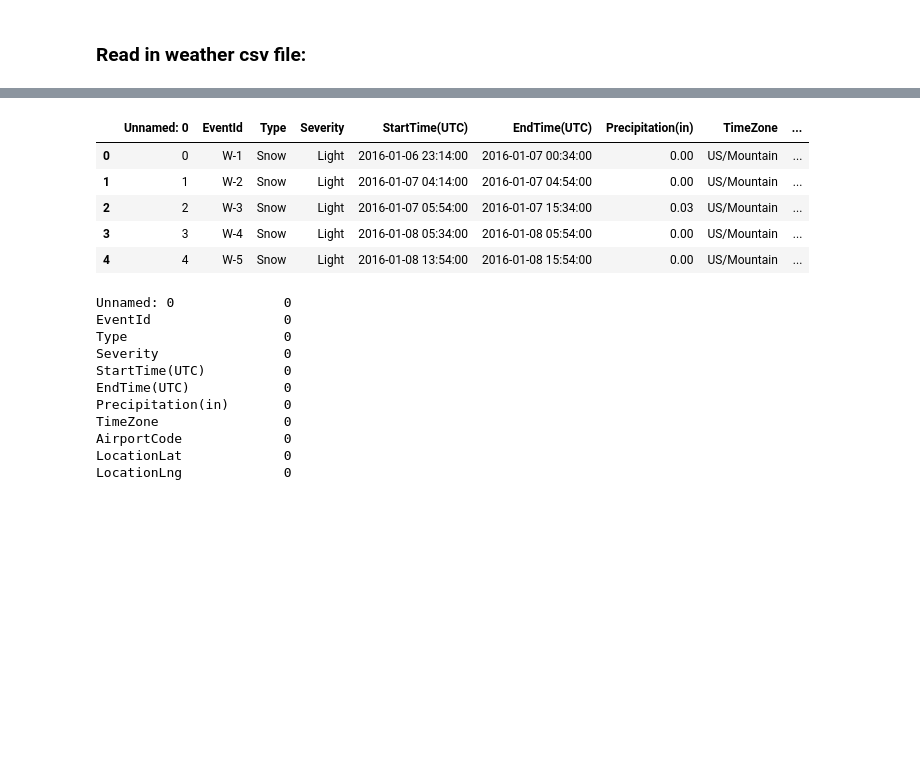
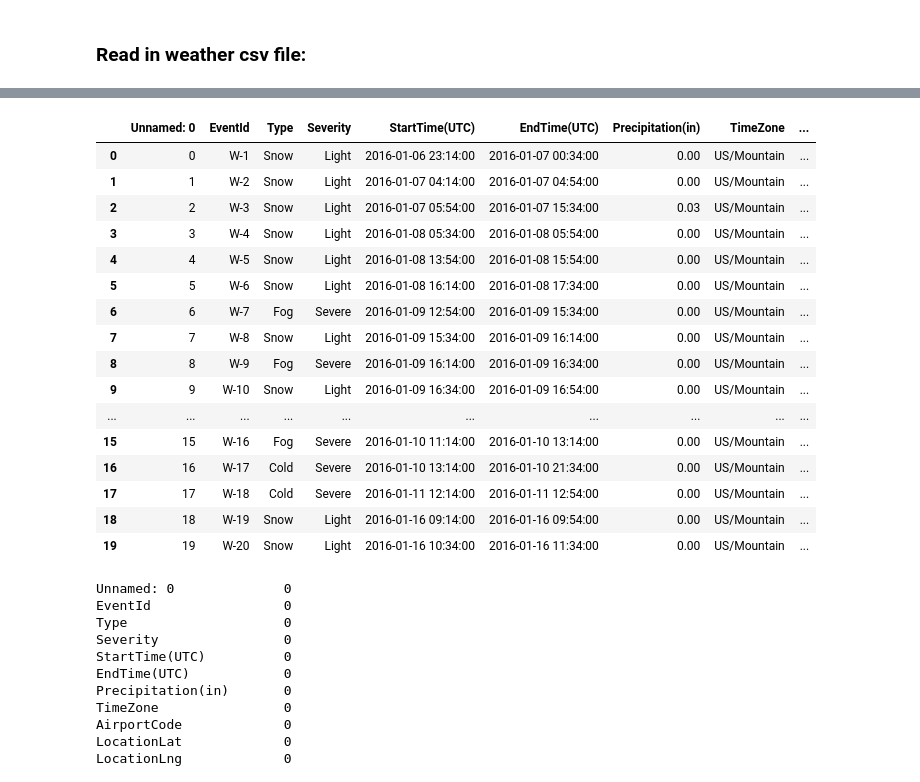
Before and after one commit to fausa/Flight-Analytics, a Jupyter notebook: code/Final_project_1.ipynb, the cells around one changed output, grey strips where cells are left out. Drawn from its saved outputs; the diff is of its cells as text; code cells hidden in the pictures; blank space fills up the shorter version.

```diff
--- a/code/Final_project_1.ipynb
+++ b/code/Final_project_1.ipynb
@@ -76,12 +140,23 @@ Weather_df.sample(5)
 # %%
-Weather_df.head()
+Weather_df.head(20)
 # %% [output]
 |  | Unnamed: 0 | EventId | Type | Severity | StartTime(UTC) | EndTime(UTC) | Precipitation(in) | TimeZone | ... |
 | 0 | 0 | W-1 | Snow | Light | 2016-01-06 23:14:00 | 2016-01-07 00:34:00 | 0.00 | US/Mountain | ... |
 | 1 | 1 | W-2 | Snow | Light | 2016-01-07 04:14:00 | 2016-01-07 04:54:00 | 0.00 | US/Mountain | ... |
 | 2 | 2 | W-3 | Snow | Light | 2016-01-07 05:54:00 | 2016-01-07 15:34:00 | 0.03 | US/Mountain | ... |
 | 3 | 3 | W-4 | Snow | Light | 2016-01-08 05:34:00 | 2016-01-08 05:54:00 | 0.00 | US/Mountain | ... |
 | 4 | 4 | W-5 | Snow | Light | 2016-01-08 13:54:00 | 2016-01-08 15:54:00 | 0.00 | US/Mountain | ... |
+| 5 | 5 | W-6 | Snow | Light | 2016-01-08 16:14:00 | 2016-01-08 17:34:00 | 0.00 | US/Mountain | ... |
+| 6 | 6 | W-7 | Fog | Severe | 2016-01-09 12:54:00 | 2016-01-09 15:34:00 | 0.00 | US/Mountain | ... |
+| 7 | 7 | W-8 | Snow | Light | 2016-01-09 15:34:00 | 2016-01-09 16:14:00 | 0.00 | US/Mountain | ... |
+| 8 | 8 | W-9 | Fog | Severe | 2016-01-09 16:14:00 | 2016-01-09 16:34:00 | 0.00 | US/Mountain | ... |
+| 9 | 9 | W-10 | Snow | Light | 2016-01-09 16:34:00 | 2016-01-09 16:54:00 | 0.00 | US/Mountain | ... |
+| ... | ... | ... | ... | ... | ... | ... | ... | ... | ... |
+| 15 | 15 | W-16 | Fog | Severe | 2016-01-10 11:14:00 | 2016-01-10 13:14:00 | 0.00 | US/Mountain | ... |
+| 16 | 16 | W-17 | Cold | Severe | 2016-01-10 13:14:00 | 2016-01-10 21:34:00 | 0.00 | US/Mountain | ... |
+| 17 | 17 | W-18 | Cold | Severe | 2016-01-11 12:14:00 | 2016-01-11 12:54:00 | 0.00 | US/Mountain | ... |
+| 18 | 18 | W-19 | Snow | Light | 2016-01-16 09:14:00 | 2016-01-16 09:54:00 | 0.00 | US/Mountain | ... |
+| 19 | 19 | W-20 | Snow | Light | 2016-01-16 10:34:00 | 2016-01-16 11:34:00 | 0.00 | US/Mountain | ... |
 # %%
 Weather_df.isna().sum()
 # %% [output]
```
Also changed, not shown: parts of 82 cells of this notebook.
